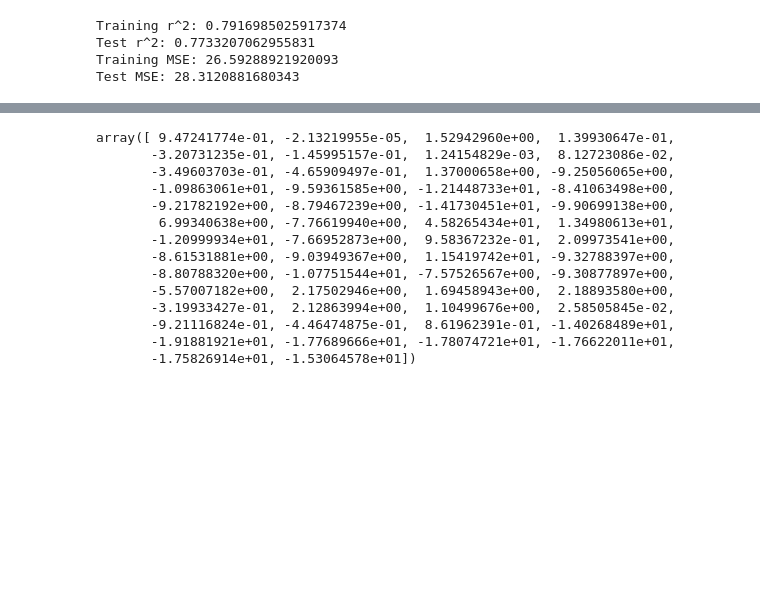
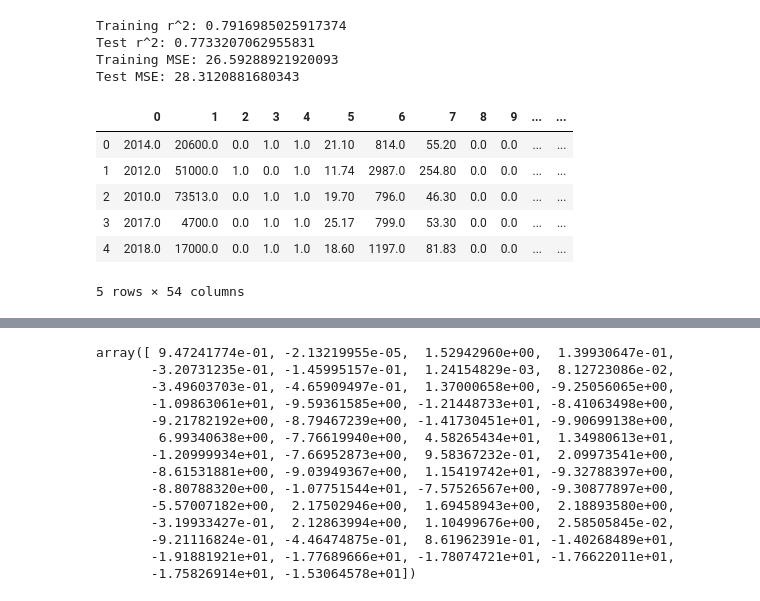
Before and after one commit to JillCarrie/UsedCars, a Jupyter notebook: python_files/DataModeling.ipynb, the cells around one changed output, grey strips where cells are left out. Drawn from its saved outputs; the diff is of its cells as text; code cells hidden in the pictures; blank space fills up the shorter version.

```diff
--- a/python_files/DataModeling.ipynb
+++ b/python_files/DataModeling.ipynb
@@ -105,8 +108,8 @@ from sklearn.impute import SimpleImputer
 
 # Impute any missing values with median value from the X_train dataset using SimpleImputer
 impute = SimpleImputer(strategy='median')
-X_train_imputed = impute.fit_transform(X_train)
-X_test_imputed = impute.transform(X_test)
+X_train_imputed = pd.DataFrame(impute.fit_transform(X_train))
+X_test_imputed = pd.DataFrame(impute.transform(X_test))
 
 # Fit the model
 linreg = LinearRegression()
@@ -122,6 +125,16 @@ Training r^2: 0.7916985025917374
 Test r^2: 0.7733207062955831
 Training MSE: 26.59288921920093
 Test MSE: 28.3120881680343
+# %%
+X_test_imputed.head()
+# %% [output]
+|  | 0 | 1 | 2 | 3 | 4 | 5 | 6 | 7 | 8 | 9 | ... | ... |
+| 0 | 2014.0 | 20600.0 | 0.0 | 1.0 | 1.0 | 21.10 | 814.0 | 55.20 | 0.0 | 0.0 | ... | ... |
+| 1 | 2012.0 | 51000.0 | 1.0 | 0.0 | 1.0 | 11.74 | 2987.0 | 254.80 | 0.0 | 0.0 | ... | ... |
+| 2 | 2010.0 | 73513.0 | 0.0 | 1.0 | 1.0 | 19.70 | 796.0 | 46.30 | 0.0 | 0.0 | ... | ... |
+| 3 | 2017.0 | 4700.0 | 0.0 | 1.0 | 1.0 | 25.17 | 799.0 | 53.30 | 0.0 | 0.0 | ... | ... |
+| 4 | 2018.0 | 17000.0 | 0.0 | 1.0 | 1.0 | 18.60 | 1197.0 | 81.83 | 0.0 | 0.0 | ... | ... |
+5 rows × 54 columns
 # %%
 #Whoa! Way better than I expected, let's check out the full report from OLS.
 from statsmodels.api import OLS
```
Also changed, not shown: parts of 2 cells of this notebook, 2 other files.
